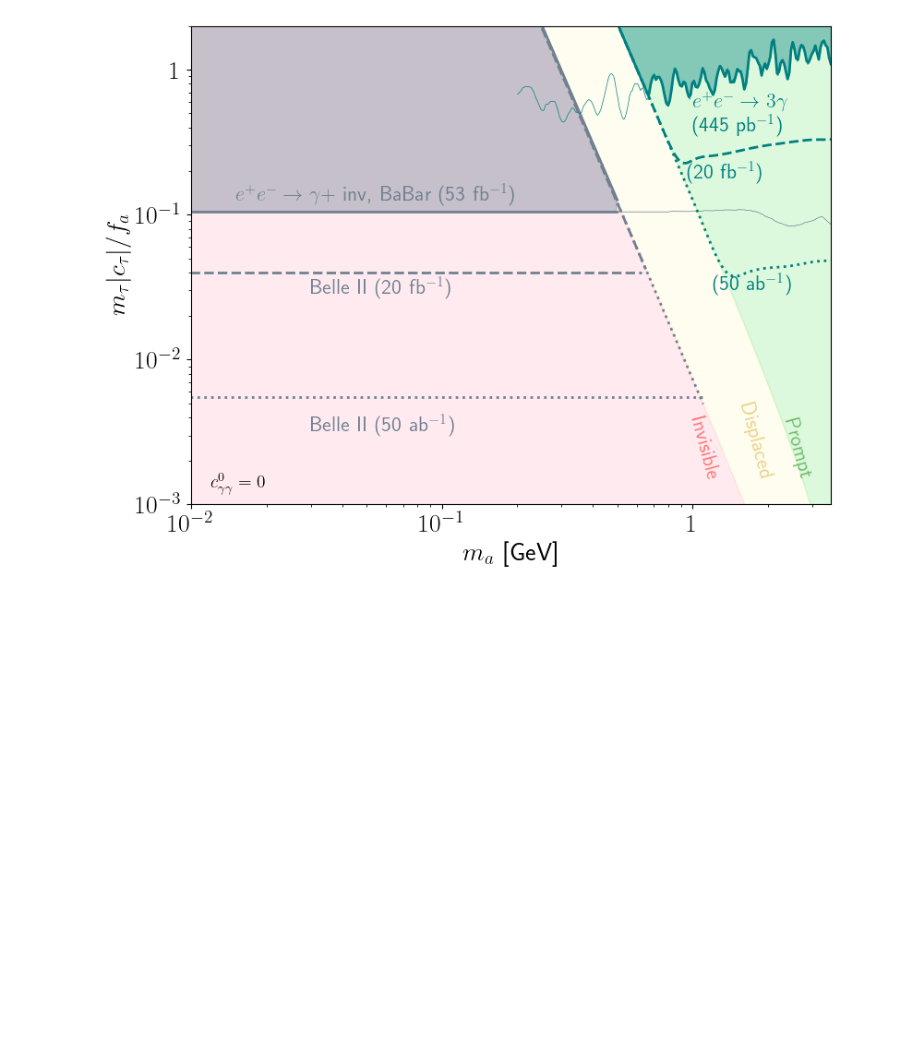
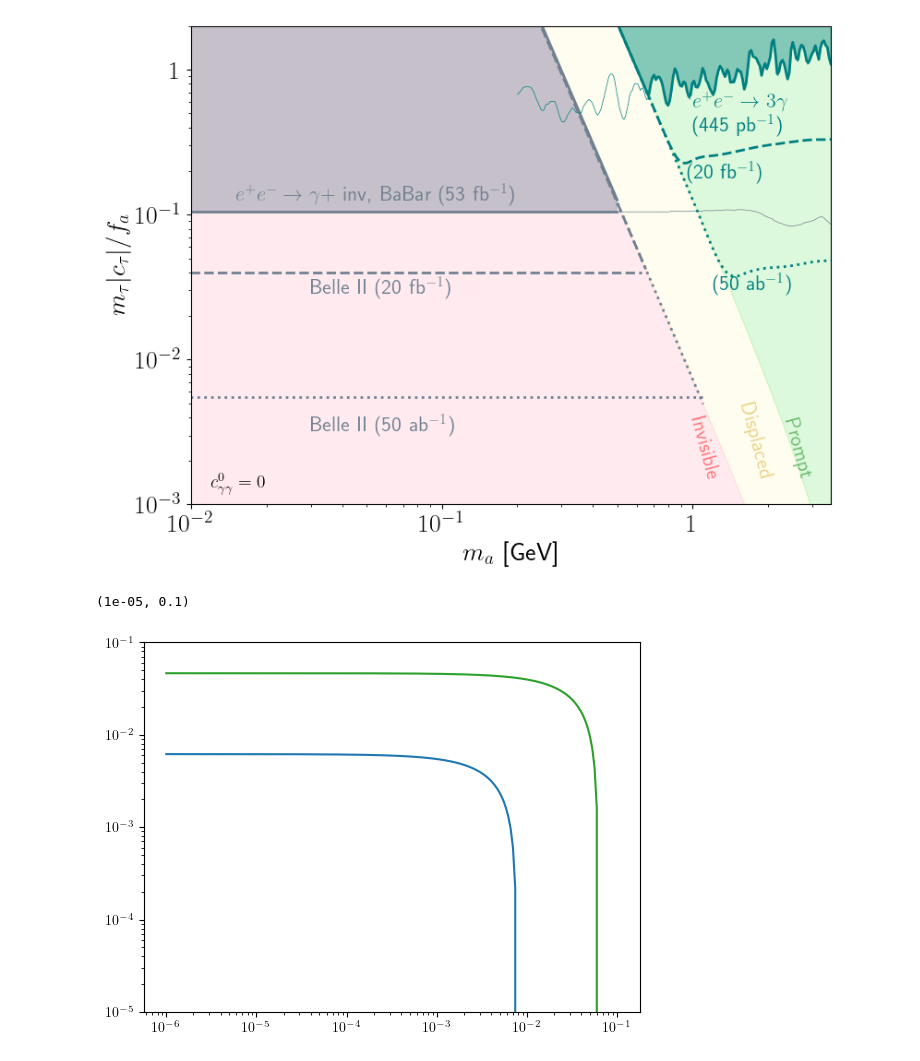
Before and after one commit to Jorge-Alda/tauALPs, a Jupyter notebook: ALP/BelleII/belleII.ipynb, the cells around one changed output. Cells and saved outputs as stored; diff of their text form; code cells hidden in the pictures; blank space fills up the shorter version.

```diff
--- a/ALP/BelleII/belleII.ipynb
+++ b/ALP/BelleII/belleII.ipynb
@@ -346,3 +346,20 @@ plt.tight_layout(pad=0.5)
 plt.savefig('BelleII_ALP.pdf')
 # %% [output]
 [figure]
+# %%
+B3_s = B3(4e-6*mtau**2/0.1**2, 4e-6*mtau**2/10.58**2)
+reB3 = np.real(B3_s)
+absB3 = np.abs(B3_s)
+B3_s2 = B3(4e-6*mtau**2/2.5**2, 4e-6*mtau**2/10.58**2)
+reB32 = np.real(B3_s2)
+absB32 = np.abs(B3_s2)
+gtau0 = df_gammainv_50ab['gtau'][0]
+gtau2 = interp_3gamma_50ab(2.5)*mtau*1e-6
+plt.loglog(np.logspace(-6, -1, 200), [(-cgg0*reB3+np.sqrt(cgg0**2*reB3**2-absB3**2*(cgg0**2-gtau0**2*absB3**3)))/absB3**2 for cgg0 in np.logspace(-6, -1, 200)])
+plt.loglog(np.logspace(-6, -1, 200), [(-cgg0*reB3-np.sqrt(cgg0**2*reB3**2-absB3**2*(cgg0**2-gtau0**2*absB3**3)))/absB3**2 for cgg0 in np.logspace(-6, -1, 200)])
+plt.loglog(np.logspace(-6, -1, 200), [(-cgg0*reB32+np.sqrt(cgg0**2*reB32**2-absB32**2*(cgg0**2-gtau2**2*absB3**3)))/absB32**2 for cgg0 in np.logspace(-6, -1, 200)])
+plt.loglog(np.logspace(-6, -1, 200), [(-cgg0*reB32-np.sqrt(cgg0**2*reB32**2-absB32**2*(cgg0**2-gtau2**2*absB32**3)))/absB32**2 for cgg0 in np.logspace(-6, -1, 200)])
+plt.ylim(1e-5, 1e-1)
+# %% [output]
+(1e-05, 0.1)
+[figure, added]
```
Also changed, not shown: parts of 2 cells of this notebook, 1 other file.
